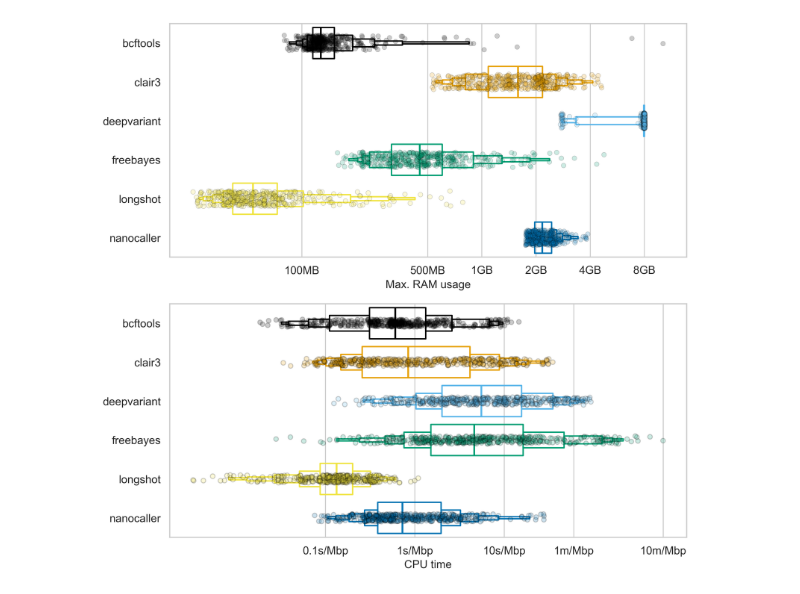
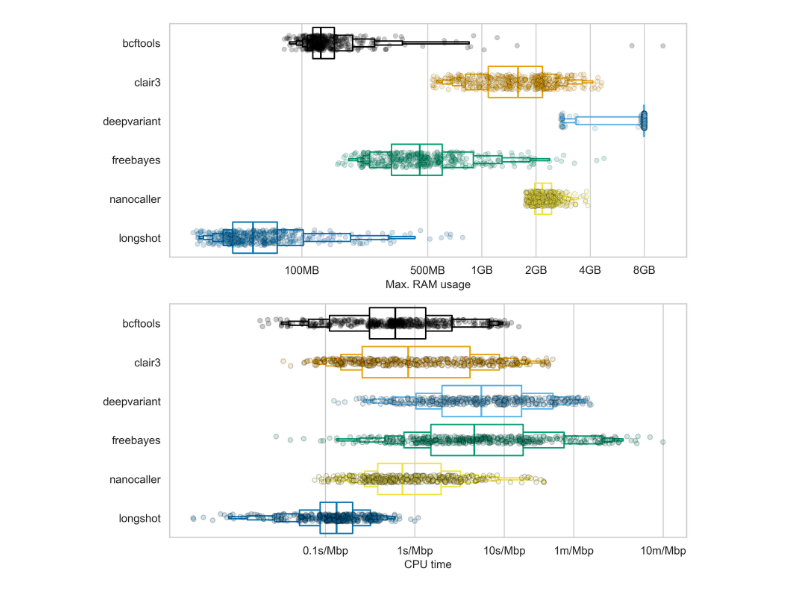
Before and after one commit to mbhall88/NanoVarBench, a Jupyter notebook: notebooks/bench.ipynb, the cells around one changed output. Saved outputs shown, nothing was run; the diff lists cells and outputs as text; code cells hidden in the pictures.

Commit message:
finalise depth plots

```diff
--- a/notebooks/bench.ipynb
+++ b/notebooks/bench.ipynb
@@ -65,7 +65,10 @@ df.head()
 # %%
 y = "caller"
 hue = y
-order = sorted(df[y].unique())
+order = sorted(df[hue].unique())
+# move longshot to the end
+order.remove("longshot")
+order.append("longshot")
 palette = cud(n=len(df[hue].unique()))
 fig, axes = plt.subplots(nrows=2, figsize=(10, 10), dpi=300, sharey=True)
 
@@ -109,31 +112,31 @@ mem_ax.set_xticklabels([t[1] for t in ticks], fontsize=FS)
 mem_ax.set_xlabel("Max. RAM usage", fontsize=FS)
 mem_ax.set_ylabel("")
 mem_ax.tick_params(axis="both", which="major", labelsize=FS)
 
 # plot time (rate)
 x = "rate"
 rt_ax = axes[1]
 kwargs["x"] = x
 
 sns.boxenplot(**kwargs, ax=rt_ax, fill=None, showfliers=False)
 # sns.violinplot(**kwargs, cut=0, inner="quartile", ax=rt_ax)
 # for violin in rt_ax.collections:
 #     violin.set_facecolor(to_rgba(violin.get_facecolor(), alpha=violin_alpha))
 
 sns.stripplot(**kwargs, alpha=strip_alpha, edgecolor="gray", linewidth=1, ax=rt_ax)
 
 rt_ax.set_xscale("log")
 ticks = [
     (0.1, "0.1s/Mbp"),
     (1, "1s/Mbp"),
     (10, "10s/Mbp"),
     (60, "1m/Mbp"),
     (600, "10m/Mbp"),
 ]
 rt_ax.set_xticks([t[0] for t in ticks])
 rt_ax.set_xticklabels([t[1] for t in ticks], fontsize=FS)
 rt_ax.set_xlabel("CPU time", fontsize=FS)
 rt_ax.set_ylabel("")
 rt_ax.tick_params(axis="both", which="major", labelsize=FS)
 # %% [output]
-[figure, old version]
+[figure, new version]
```
